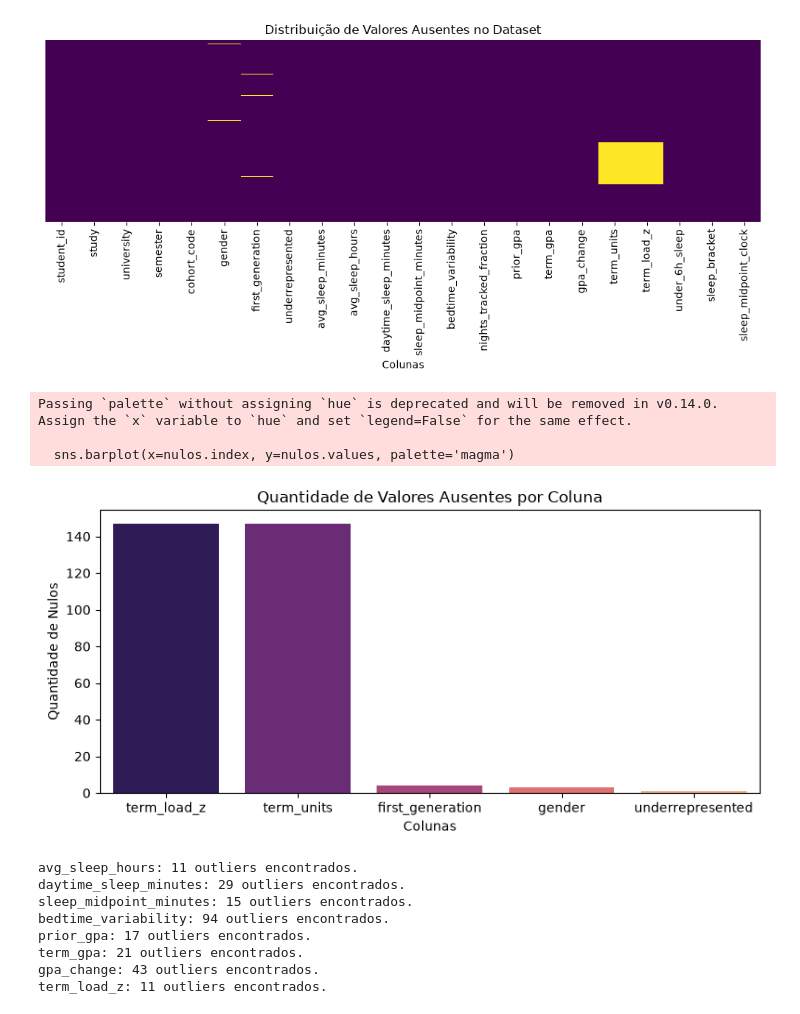
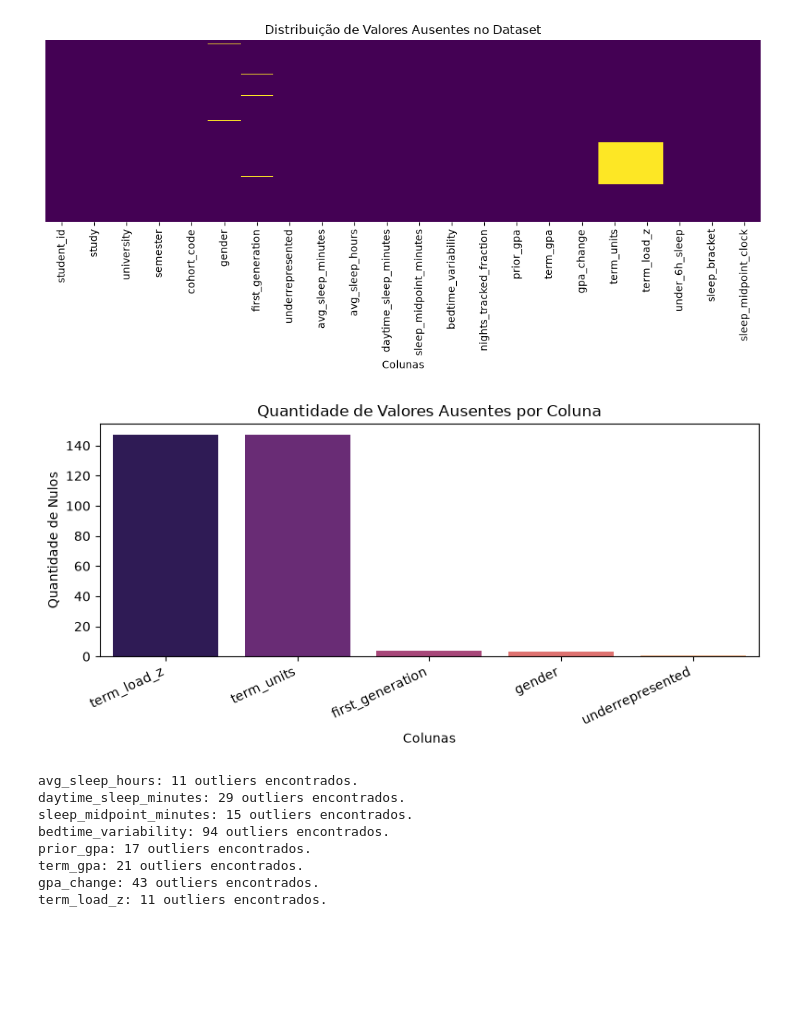
Before and after one commit to HendsMede1r0s/MPL-com-pytorch, a Jupyter notebook: notebooks/01_eda.ipynb, the cells around one changed output. Saved outputs shown, nothing was run; the diff lists cells and outputs as text; code cells hidden in the pictures; blank space fills up the shorter version.

```diff
--- a/notebooks/01_eda.ipynb
+++ b/notebooks/01_eda.ipynb
@@ -119,6 +106,7 @@ if not invalidos.empty:
         print(f"Valor inválido encontrado na coluna 'first_generation': {val}")
 
     data = corrigir_valores_invalidos(data)
-    print("O valor 2 foi substituído por 1 com sucesso.")
+    print("Valores inválidos corrigidos com sucesso.")
+    display(data['first_generation'].value_counts(dropna=False))
 # %% [output]
 Valor inválido encontrado na coluna 'first_generation': 2.0
@@ -160,18 +153,16 @@ plt.show()
 [figure]
 # %%
 plt.figure(figsize=(8, 4))
-sns.barplot(x=nulos.index, y=nulos.values, palette='magma')
+sns.barplot(x=nulos.index, y=nulos.values, hue=nulos.index, palette='magma', legend=False)
 plt.title('Quantidade de Valores Ausentes por Coluna')
 plt.ylabel('Quantidade de Nulos')
 plt.xlabel('Colunas')
+plt.xticks(rotation=25, ha='right')
 plt.tight_layout()
 plt.savefig(obter_pasta_de_graficos() / 'quantidade_valores_ausentes.png', bbox_inches='tight', dpi=300)
 plt.show()
 # %% [output]
-Passing `palette` without assigning `hue` is deprecated and will be removed in v0.14.0. Assign the `x` variable to `hue` and set `legend=False` for the same effect.
-
-  sns.barplot(x=nulos.index, y=nulos.values, palette='magma')
-[figure, old version]
+[figure, new version]
 # %%
 colOut = [
     'avg_sleep_hours',
```
Also changed, not shown: parts of 2 cells of this notebook, 30 other files.
